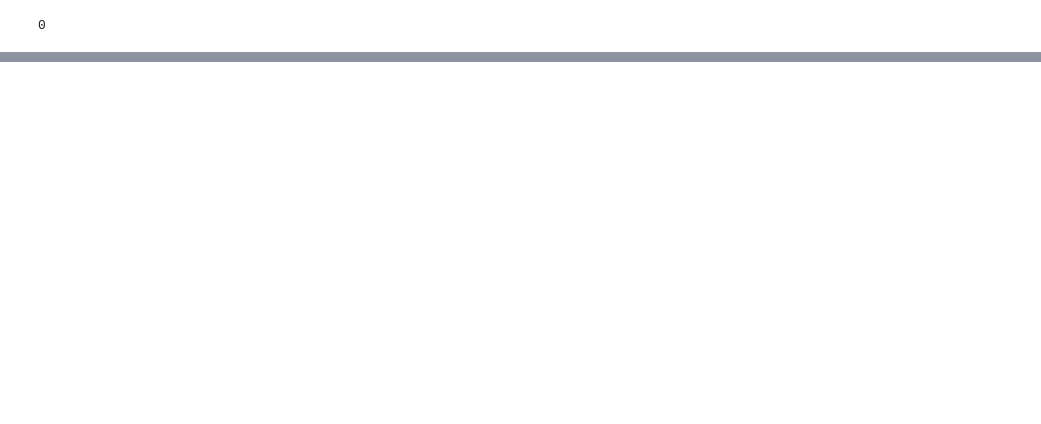
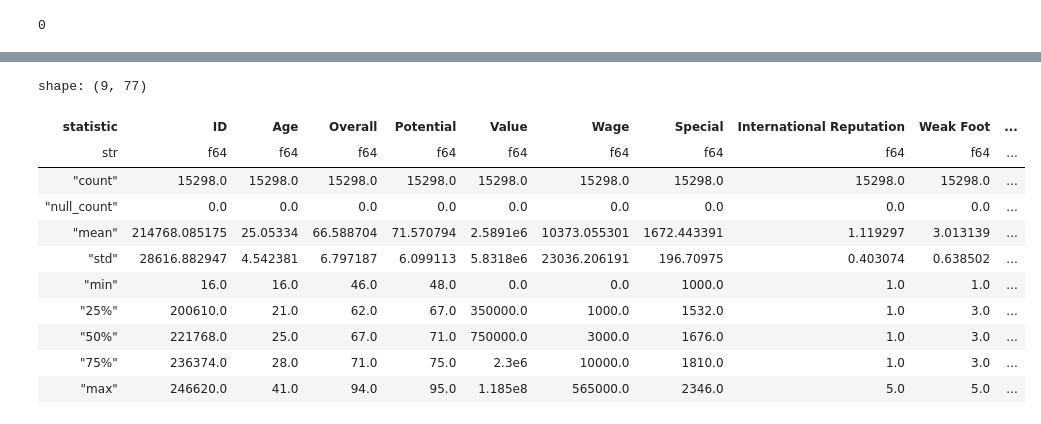
Before and after one commit to MunkC98/tarea2-modulo3-g36, a Jupyter notebook: Tarea2.ipynb, the cells around one changed output, grey strips where cells are left out. Drawn from its saved outputs; the diff is of its cells as text; code cells hidden in the pictures; blank space fills up the shorter version.

```diff
--- a/Tarea2.ipynb
+++ b/Tarea2.ipynb
@@ -86,0 +136,16 @@ shape: (26, 3)
+# %%
+df_sin_porteros = df.filter(pl.col("Position") != "GK")
+df_sin_porteros.describe()
+# %% [output]
+shape: (9, 77)
+| statistic | ID | Age | Overall | Potential | Value | Wage | Special | International Reputation | Weak Foot | ... |
+| str | f64 | f64 | f64 | f64 | f64 | f64 | f64 | f64 | f64 | ... |
+| "count" | 15298.0 | 15298.0 | 15298.0 | 15298.0 | 15298.0 | 15298.0 | 15298.0 | 15298.0 | 15298.0 | ... |
+| "null_count" | 0.0 | 0.0 | 0.0 | 0.0 | 0.0 | 0.0 | 0.0 | 0.0 | 0.0 | ... |
+| "mean" | 214768.085175 | 25.05334 | 66.588704 | 71.570794 | 2.5891e6 | 10373.055301 | 1672.443391 | 1.119297 | 3.013139 | ... |
+| "std" | 28616.882947 | 4.542381 | 6.797187 | 6.099113 | 5.8318e6 | 23036.206191 | 196.70975 | 0.403074 | 0.638502 | ... |
+| "min" | 16.0 | 16.0 | 46.0 | 48.0 | 0.0 | 0.0 | 1000.0 | 1.0 | 1.0 | ... |
+| "25%" | 200610.0 | 21.0 | 62.0 | 67.0 | 350000.0 | 1000.0 | 1532.0 | 1.0 | 3.0 | ... |
+| "50%" | 221768.0 | 25.0 | 67.0 | 71.0 | 750000.0 | 3000.0 | 1676.0 | 1.0 | 3.0 | ... |
+| "75%" | 236374.0 | 28.0 | 71.0 | 75.0 | 2.3e6 | 10000.0 | 1810.0 | 1.0 | 3.0 | ... |
+| "max" | 246620.0 | 41.0 | 94.0 | 95.0 | 1.185e8 | 565000.0 | 2346.0 | 5.0 | 5.0 | ... |
```
Also changed, not shown: parts of 8 cells of this notebook, 1 other file.
